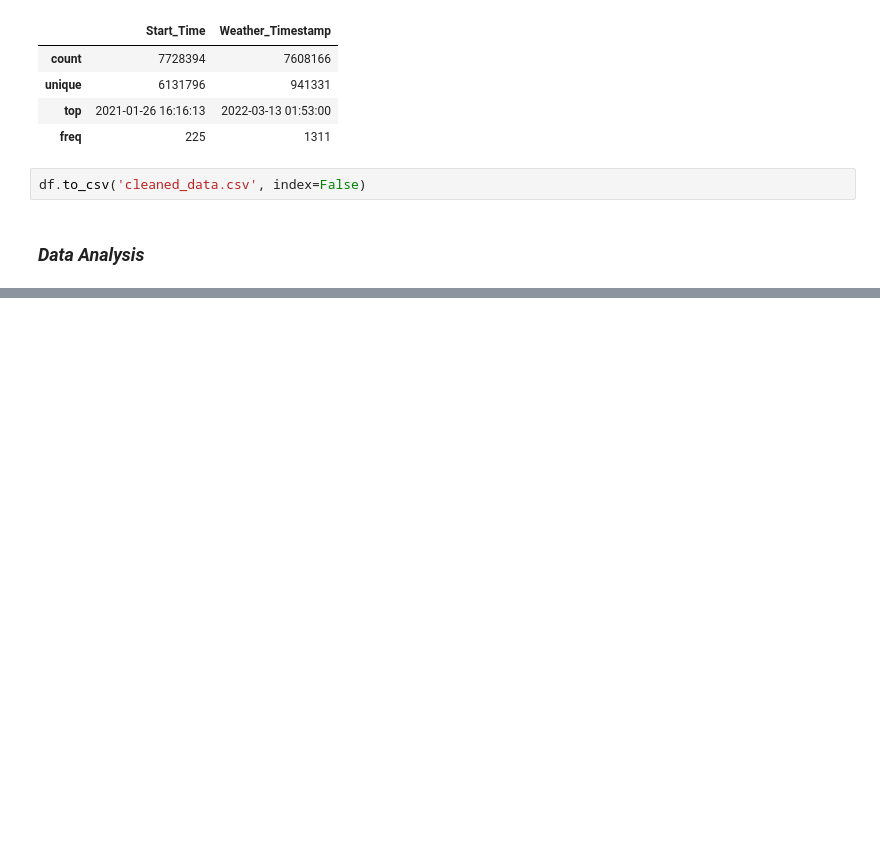
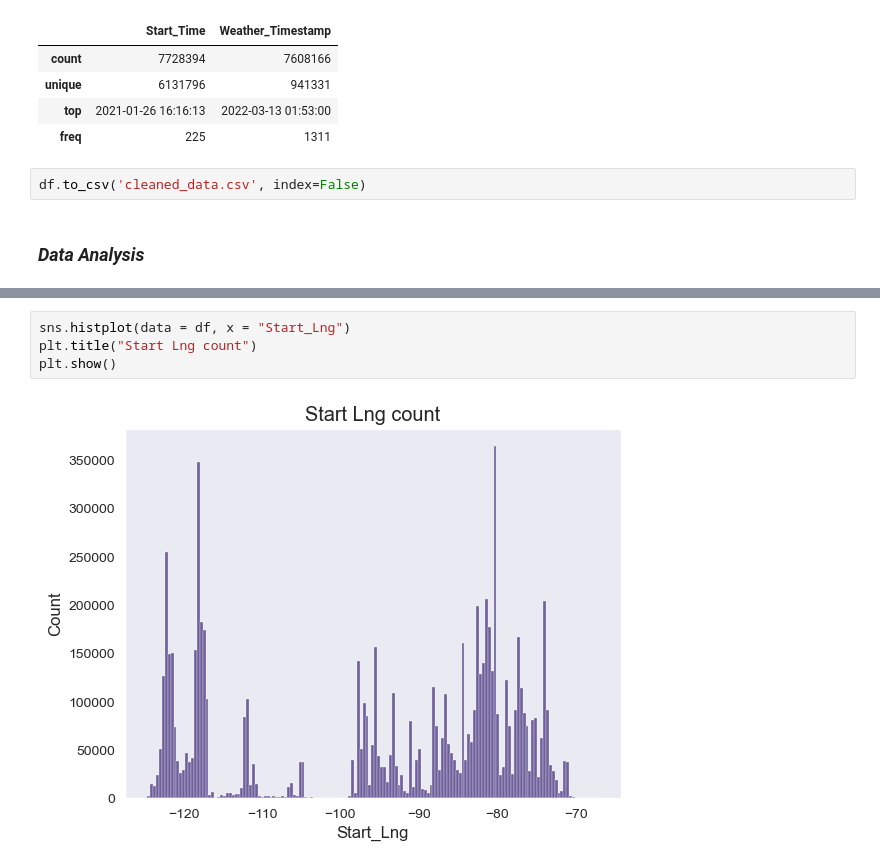
Before and after one commit to niranjan910/US-Accident-Analytics, a Jupyter notebook: US_Accident_analysis_1.ipynb, the cells around one changed output, grey strips where cells are left out. Saved outputs shown, nothing was run; the diff lists cells and outputs as text; blank space fills up the shorter version.

```diff
--- a/US_Accident_analysis_1.ipynb
+++ b/US_Accident_analysis_1.ipynb
@@ -780,0 +794,6 @@ df.to_csv('cleaned_data.csv', index=False)
+# %%
+sns.histplot(data = df, x = "Start_Lng")
+plt.title("Start Lng count")
+plt.show()
+# %% [output]
+[figure, added]
```
Also changed, not shown: parts of 41 cells of this notebook.
